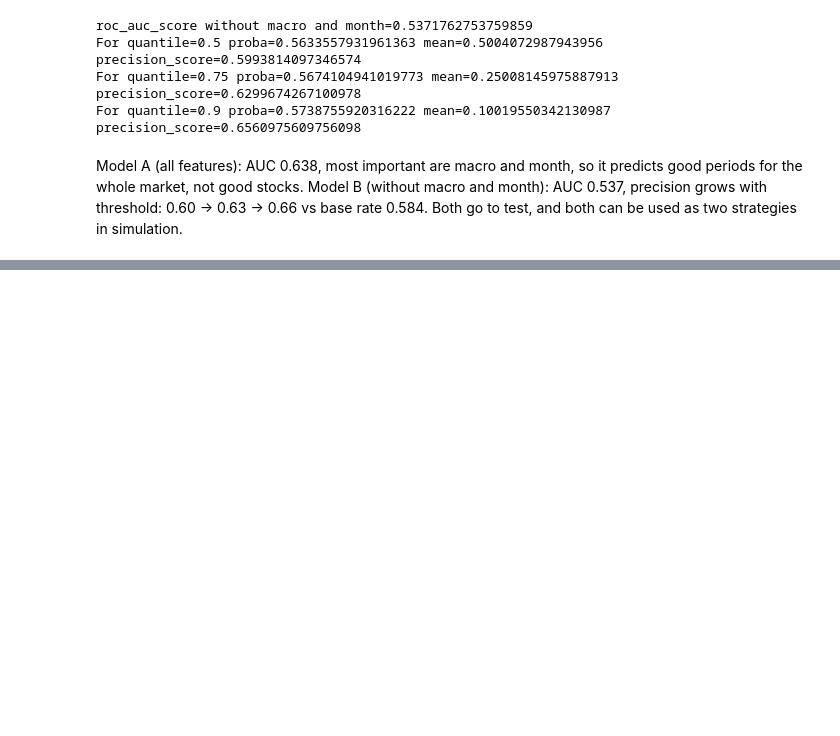
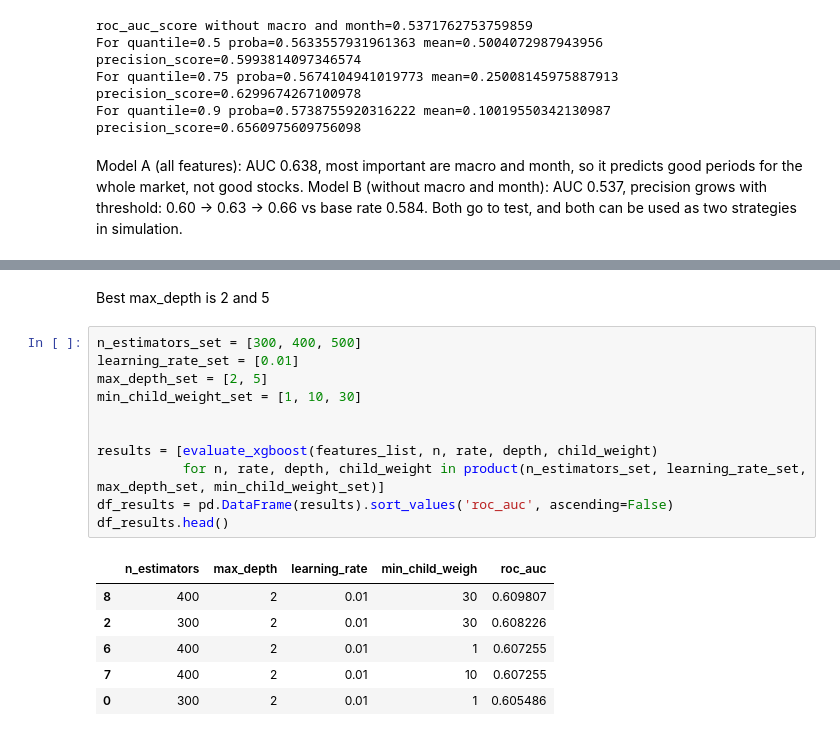
Before and after one commit to SunnyFoxxy/greek_stocks_ml_trading, a Jupyter notebook: notebooks/04_model.ipynb, the cells around one changed output, grey strips where cells are left out. Drawn from its saved outputs; the diff is of its cells as text; blank space fills up the shorter version.

```diff
--- a/notebooks/04_model.ipynb
+++ b/notebooks/04_model.ipynb
@@ -268,0 +323,20 @@ Model A (all features): AUC 0.638, most important are macro and month, so it pre
+# %% [markdown]
+Best max_depth is 2 and 5
+# %%
+n_estimators_set = [300, 400, 500]
+learning_rate_set = [0.01]
+max_depth_set = [2, 5]
+min_child_weight_set = [1, 10, 30]
+
+
+results = [evaluate_xgboost(features_list, n, rate, depth, child_weight)
+           for n, rate, depth, child_weight in product(n_estimators_set, learning_rate_set, max_depth_set, min_child_weight_set)]
+df_results = pd.DataFrame(results).sort_values('roc_auc', ascending=False)
+df_results.head()
+# %% [output]
+|  | n_estimators | max_depth | learning_rate | min_child_weigh | roc_auc |
+| 8 | 400 | 2 | 0.01 | 30 | 0.609807 |
+| 2 | 300 | 2 | 0.01 | 30 | 0.608226 |
+| 6 | 400 | 2 | 0.01 | 1 | 0.607255 |
+| 7 | 400 | 2 | 0.01 | 10 | 0.607255 |
+| 0 | 300 | 2 | 0.01 | 1 | 0.605486 |
```
Also changed, not shown: parts of 13 cells of this notebook.
